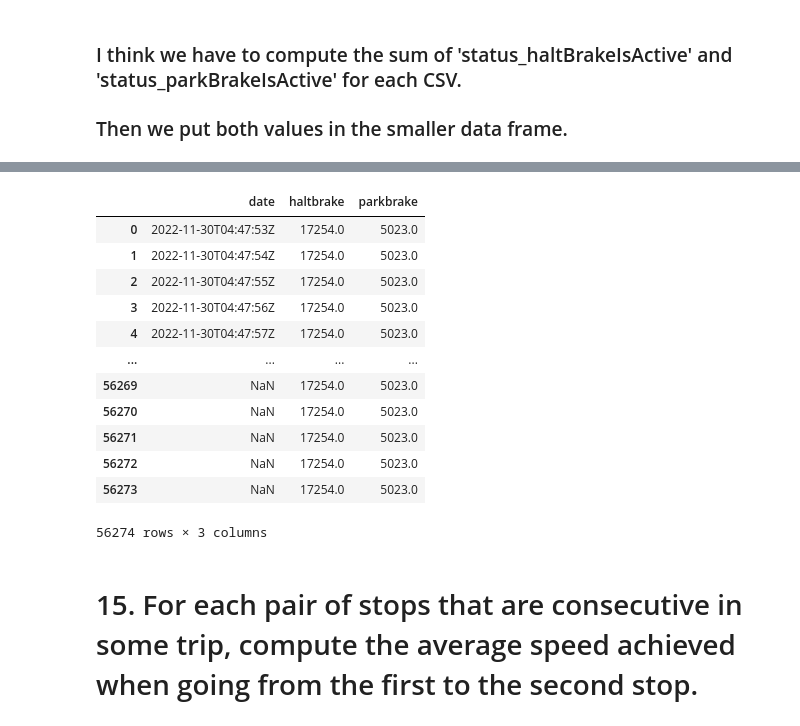
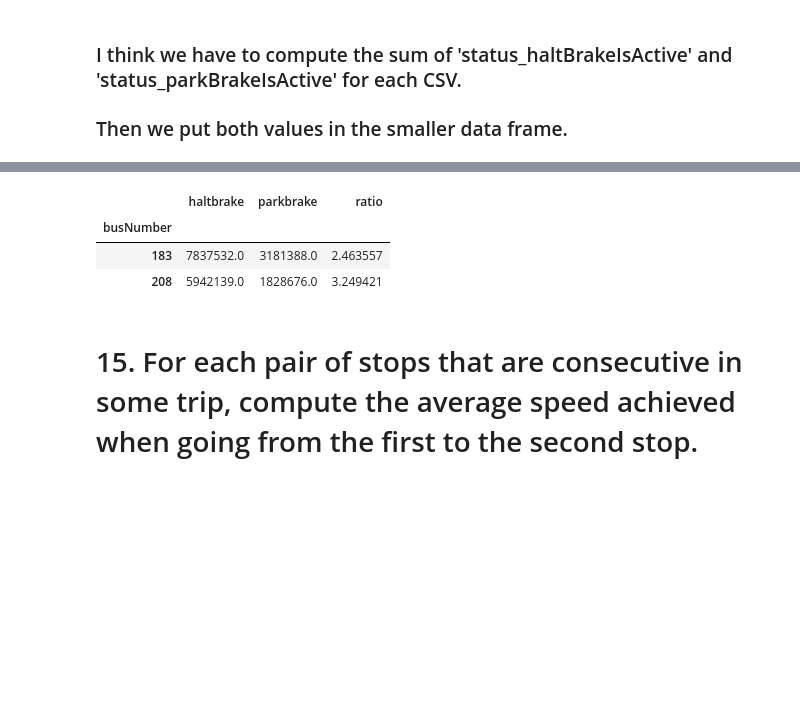
Before and after one commit to andrecardinali/progettocs, a Jupyter notebook: Project.ipynb, the cells around one changed output, grey strips where cells are left out. Saved outputs shown, nothing was run; the diff lists cells and outputs as text; code cells hidden in the pictures; blank space fills up the shorter version.

```diff
--- a/Project.ipynb
+++ b/Project.ipynb
@@ -350,13 +350,12 @@ temp
 ### Then we put both values in the smaller data frame.
 # %%
 df_stops6 = pd.DataFrame()
+bella = {}
 for name in df['name']:
-    path = f'/Users/andreacardinali/Documents/ZTBus_samples/{name}.csv'
+    path = f'/Users/andreacardinali/Documents/ZTBus_compressed/{name}.csv'
     if os.path.exists(path):
-        df_stops = pd.read_csv(path, usecols=['time_iso', 'status_haltBrakeIsActive', 'status_parkBrakeIsActive'],
-                               dtype={'time_iso': str, 'status_haltBrakeIsActive': float, 'status_parkBrakeIsActive': float})
-        tempo = df_stops['time_iso']
+        df_stops = pd.read_csv(path, usecols=['status_haltBrakeIsActive', 'status_parkBrakeIsActive'],
+                               dtype={'status_haltBrakeIsActive': float, 'status_parkBrakeIsActive': float})
         haltbrake = df_stops['status_haltBrakeIsActive'].sum()
         parkbrake = df_stops['status_parkBrakeIsActive'].sum()
-        df_stops6 = pd.concat([df_stops6, haltbrake])
-        df_stops6 = pd.concat([df_stops6, parkbrake])
+        bella[name] = (name, haltbrake, parkbrake)
@@ -374,18 +362,14 @@ df_stops6.head()
-# %%
-df_stops6
-# %% [output]
-|  | date | haltbrake | parkbrake |
-| 0 | 2022-11-30T04:47:53Z | 17254.0 | 5023.0 |
-| 1 | 2022-11-30T04:47:54Z | 17254.0 | 5023.0 |
-| 2 | 2022-11-30T04:47:55Z | 17254.0 | 5023.0 |
-| 3 | 2022-11-30T04:47:56Z | 17254.0 | 5023.0 |
-| 4 | 2022-11-30T04:47:57Z | 17254.0 | 5023.0 |
-| ... | ... | ... | ... |
-| 56269 | NaN | 17254.0 | 5023.0 |
-| 56270 | NaN | 17254.0 | 5023.0 |
-| 56271 | NaN | 17254.0 | 5023.0 |
-| 56272 | NaN | 17254.0 | 5023.0 |
-| 56273 | NaN | 17254.0 | 5023.0 |
-56274 rows × 3 columns
+# %%
+bella_df = pd.DataFrame.from_dict(bella, orient='index', columns=['name', 'haltbrake', 'parkbrake']) # Convert the dictionary to a DataFrame
+df = pd.merge(df,bella_df)
+# %%
+brake_time = df.groupby('busNumber')[['haltbrake', 'parkbrake']].sum()
+brake_time['ratio'] = brake_time['haltbrake']/brake_time['parkbrake']
+brake_time
+# %% [output]
+|  | haltbrake | parkbrake | ratio |
+| busNumber |  |  |  |
+| 183 | 7837532.0 | 3181388.0 | 2.463557 |
+| 208 | 5942139.0 | 1828676.0 | 3.249421 |
 # %% [markdown]
 # 15. For each pair of stops that are consecutive in some trip, compute the average speed achieved when going from the first to the second stop.
```
Also changed, not shown: parts of 3 cells of this notebook.
